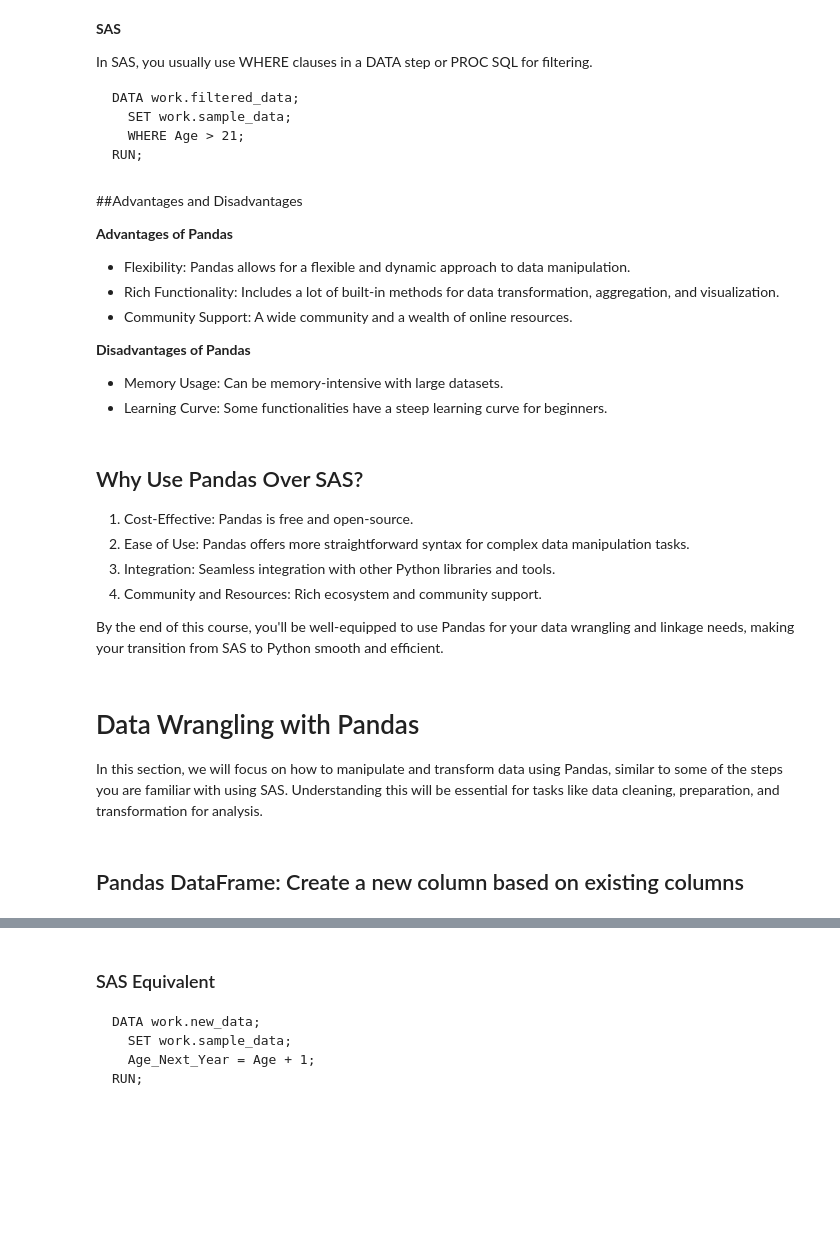
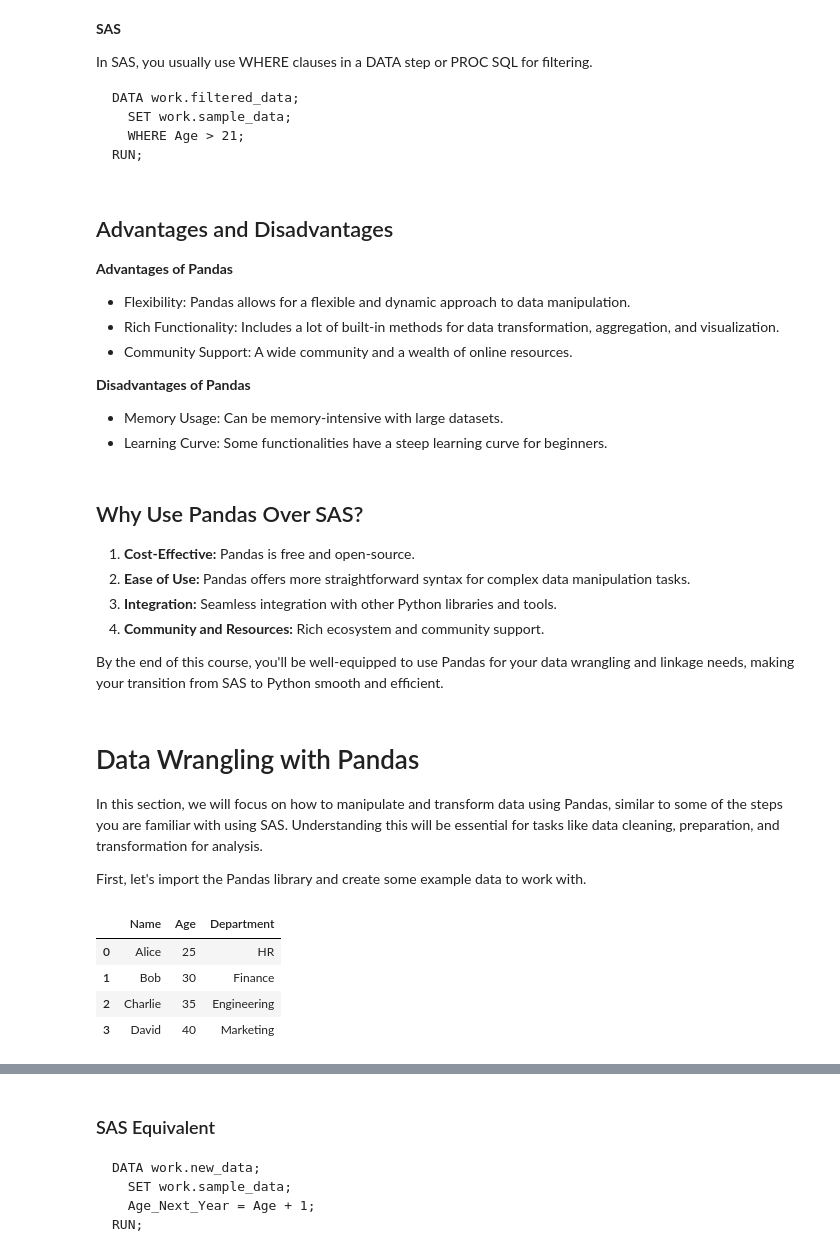
Before and after one commit to uncultivate/abs_training, a Jupyter notebook: Python_Training_Notebook.ipynb, the cells around one changed output, grey strips where cells are left out. Drawn from its saved outputs; the diff is of its cells as text; code cells hidden in the pictures; blank space fills up the shorter version.

````diff
--- a/Python_Training_Notebook.ipynb
+++ b/Python_Training_Notebook.ipynb
@@ -436,7 +439,7 @@ DATA work.filtered_data;
 RUN;
 ```
 # %% [markdown]
-##Advantages and Disadvantages
+## Advantages and Disadvantages
 
 **Advantages of Pandas**
 
@@ -450,15 +453,33 @@ RUN;
 * Learning Curve: Some functionalities have a steep learning curve for beginners.
 # %% [markdown]
 ## Why Use Pandas Over SAS?
-1. Cost-Effective: Pandas is free and open-source.
-2. Ease of Use: Pandas offers more straightforward syntax for complex data manipulation tasks.
-3. Integration: Seamless integration with other Python libraries and tools.
-4. Community and Resources: Rich ecosystem and community support.
+1. **Cost-Effective:** Pandas is free and open-source.
+2. **Ease of Use:** Pandas offers more straightforward syntax for complex data manipulation tasks.
+3. **Integration:** Seamless integration with other Python libraries and tools.
+4. **Community and Resources:** Rich ecosystem and community support.
 
 By the end of this course, you'll be well-equipped to use Pandas for your data wrangling and linkage needs, making your transition from SAS to Python smooth and efficient.
 # %% [markdown]
 # Data Wrangling with Pandas
 
 In this section, we will focus on how to manipulate and transform data using Pandas, similar to some of the steps you are familiar with using SAS. Understanding this will be essential for tasks like data cleaning, preparation, and transformation for analysis.
+
+First, let's import the Pandas library and create some example data to work with.
-# %% [markdown]
-## Pandas DataFrame: Create a new column based on existing columns
+# %%
+# Importing Pandas library
+import pandas as pd
+
+# Creating example DataFrame
+df = pd.DataFrame({
+    "Name": ["Alice", "Bob", "Charlie", "David"],
+    "Age": [25, 30, 35, 40],
+    "Department": ["HR", "Finance", "Engineering", "Marketing"]
+})
+
+df
+# %% [output]
+|  | Name | Age | Department |
+| 0 | Alice | 25 | HR |
+| 1 | Bob | 30 | Finance |
+| 2 | Charlie | 35 | Engineering |
+| 3 | David | 40 | Marketing |
````
Also changed, not shown: parts of 45 cells of this notebook.
